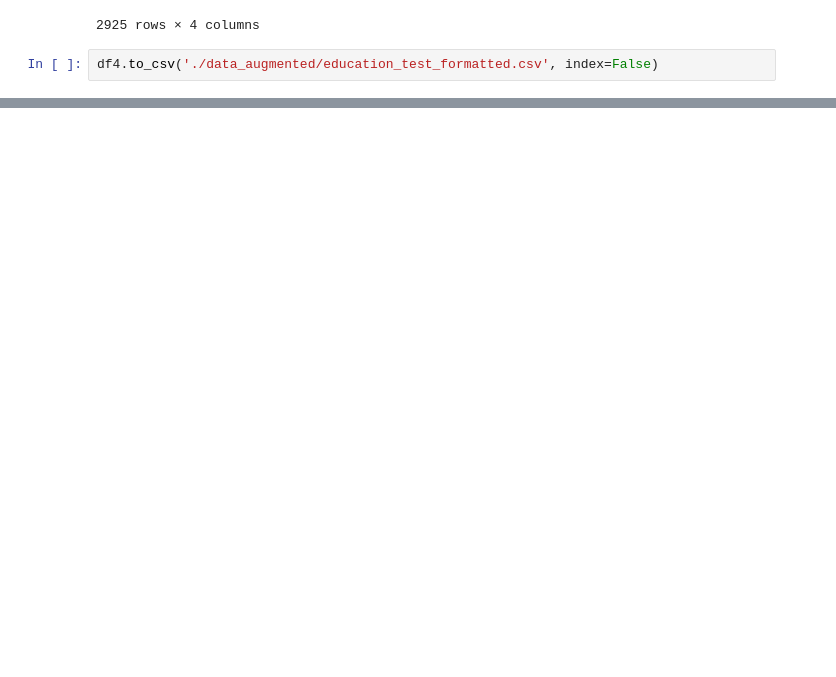
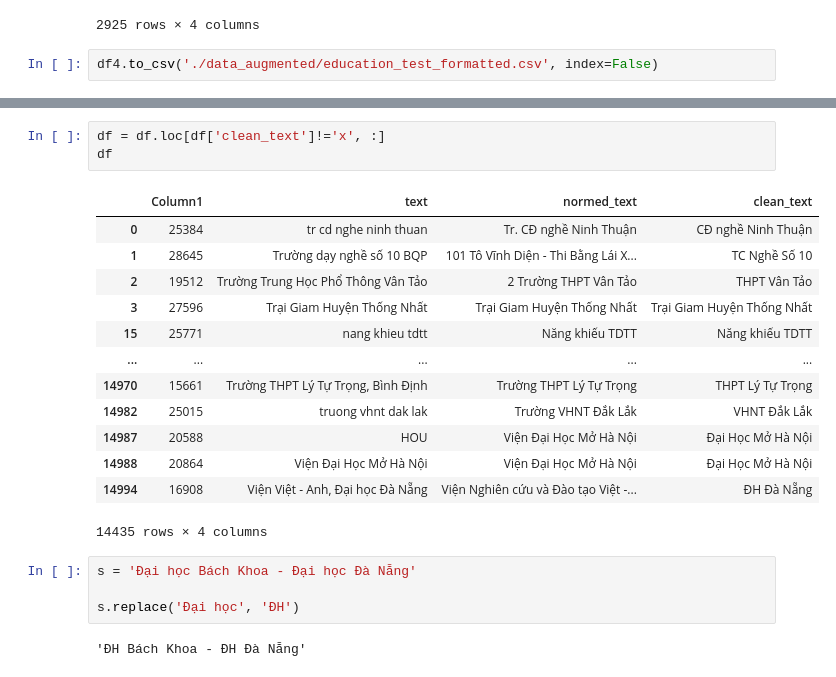
Before and after one commit to nguyenhongson1902/augmenting-education, a Jupyter notebook: draft.ipynb, the cells around one changed output, grey strips where cells are left out. Drawn from its saved outputs; the diff is of its cells as text; blank space fills up the shorter version.

```diff
--- a/draft.ipynb
+++ b/draft.ipynb
@@ -480,0 +1137,23 @@ df4.to_csv('./data_augmented/education_test_formatted.csv', index=False)
+# %%
+df = df.loc[df['clean_text']!='x', :]
+df
+# %% [output]
+|  | Column1 | text | normed_text | clean_text |
+| 0 | 25384 | tr cd nghe ninh thuan | Tr. CĐ nghề Ninh Thuận | CĐ nghề Ninh Thuận |
+| 1 | 28645 | Trường dạy nghề số 10 BQP | 101 Tô Vĩnh Diện - Thi Bằng Lái X... | TC Nghề Số 10 |
+| 2 | 19512 | Trường Trung Học Phổ Thông Vân Tảo | 2 Trường THPT Vân Tảo | THPT Vân Tảo |
+| 3 | 27596 | Trại Giam Huyện Thống Nhất | Trại Giam Huyện Thống Nhất | Trại Giam Huyện Thống Nhất |
+| 15 | 25771 | nang khieu tdtt | Năng khiếu TDTT | Năng khiếu TDTT |
+| ... | ... | ... | ... | ... |
+| 14970 | 15661 | Trường THPT Lý Tự Trọng, Bình Định | Tr­ường THPT Lý Tự Trọng | THPT Lý Tự Trọng |
+| 14982 | 25015 | truong vhnt dak lak | Trường VHNT Đắk Lắk | VHNT Đắk Lắk |
+| 14987 | 20588 | HOU | Viện Đại Học Mở Hà Nội | Đại Học Mở Hà Nội |
+| 14988 | 20864 | Viện Đại Học Mở Hà Nội | Viện Đại Học Mở Hà Nội | Đại Học Mở Hà Nội |
+| 14994 | 16908 | Viện Việt - Anh, Đại học Đà Nẵng | Viện Nghiên cứu và Đào tạo Việt -... | ĐH Đà Nẵng |
+14435 rows × 4 columns
+# %%
+s = 'Đại học Bách Khoa - Đại học Đà Nẵng'
+
+s.replace('Đại học', 'ĐH')
+# %% [output]
+'ĐH Bách Khoa - ĐH Đà Nẵng'
```
Also changed, not shown: parts of 74 cells of this notebook.
